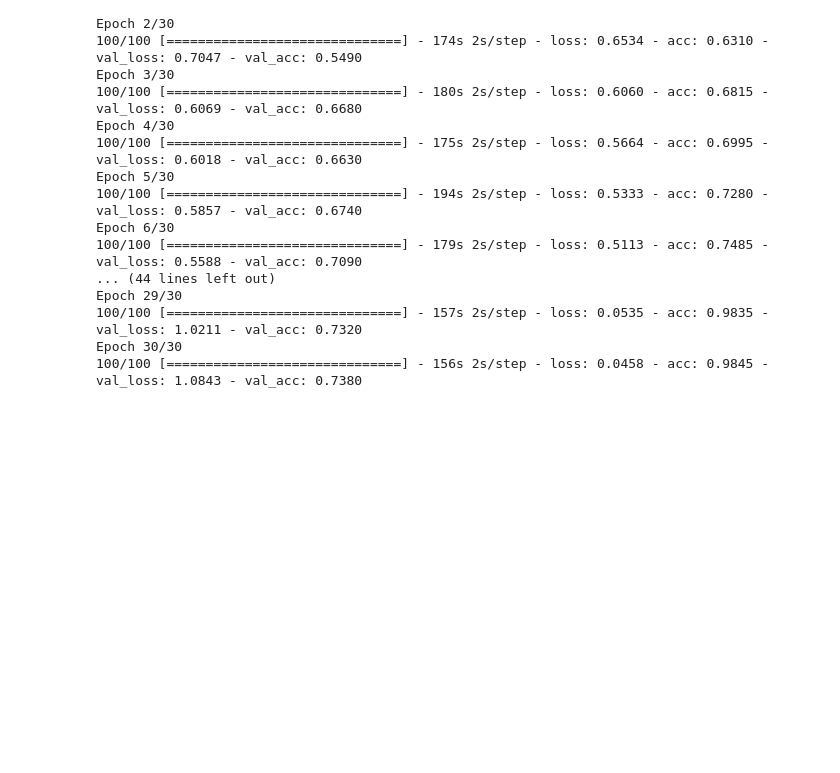
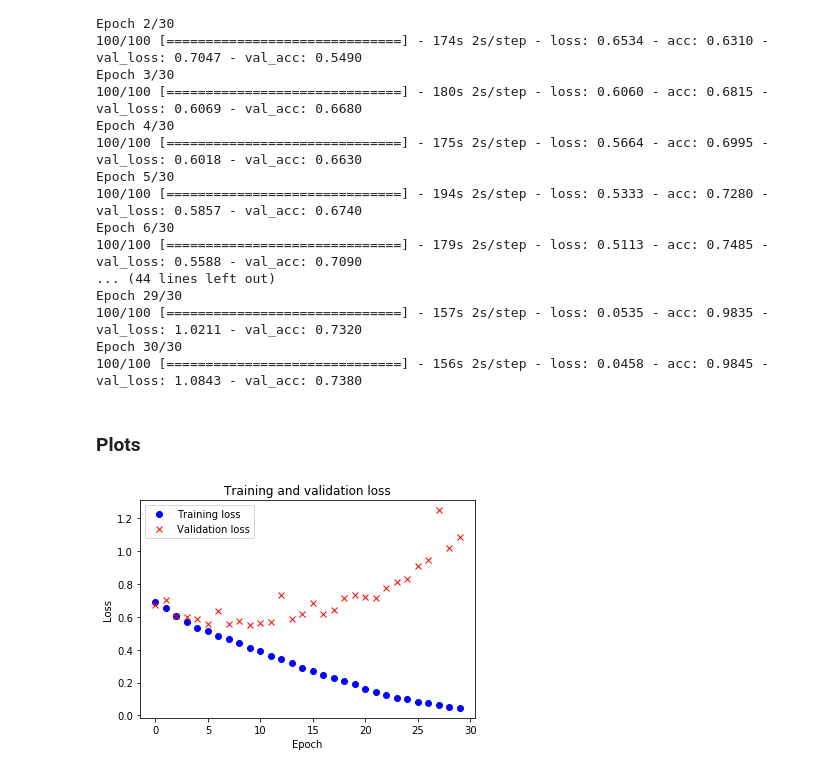
Before and after one commit to mohantyk/deep-learning-book, a Jupyter notebook: convnet-for-dogs-vs-cats.ipynb, the cells around one changed output. Drawn from its saved outputs; the diff is of its cells as text; code cells hidden in the pictures; blank space fills up the shorter version.

Commit message:
Add plots for validation and training losses

```diff
--- a/convnet-for-dogs-vs-cats.ipynb
+++ b/convnet-for-dogs-vs-cats.ipynb
@@ -106,3 +106,5 @@ Epoch 30/30
 100/100 [==============================] - 156s 2s/step - loss: 0.0458 - acc: 0.9845 - val_loss: 1.0843 - val_acc: 0.7380
 # %%
 convnet.save('cats_vs_dogs_small_1.h5')
+# %% [markdown]
+### Plots
@@ -108,0 +113,21 @@ convnet.save('cats_vs_dogs_small_1.h5')
+# %%
+val_loss = history.history['val_loss']
+val_acc = history.history['val_acc']
+
+train_loss = history.history['loss']
+train_acc = history.history['acc']
+
+epoch = history.epoch
+# %%
+# Loss plots
+plt.figure()
+
+plt.plot(epoch, train_loss, 'bo', label='Training loss')
+plt.plot(epoch, val_loss, 'rx', label='Validation loss')
+plt.xlabel('Epoch')
+plt.ylabel('Loss')
+plt.title('Training and validation loss')
+plt.legend()
+plt.show()
+# %% [output]
+[figure, added]
```
Also changed, not shown: parts of 2 cells of this notebook.
